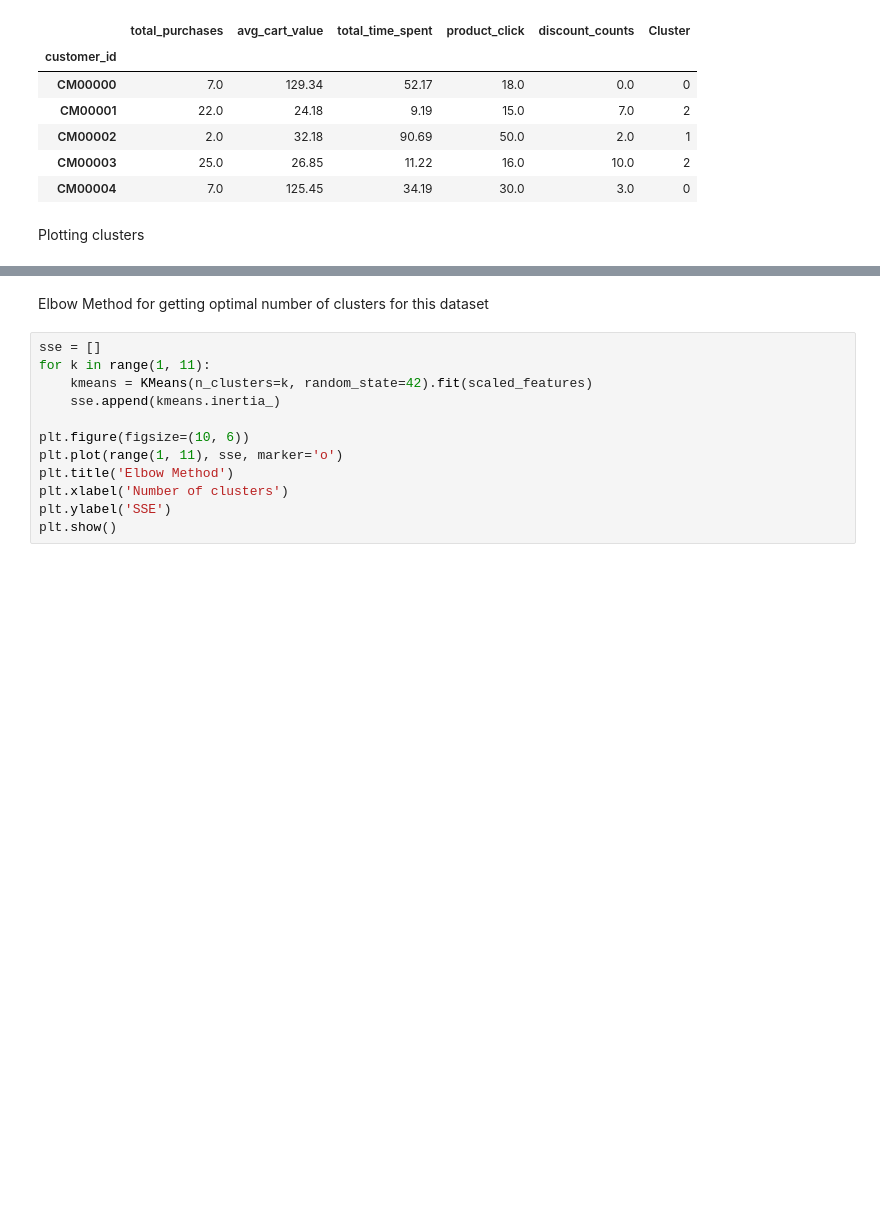
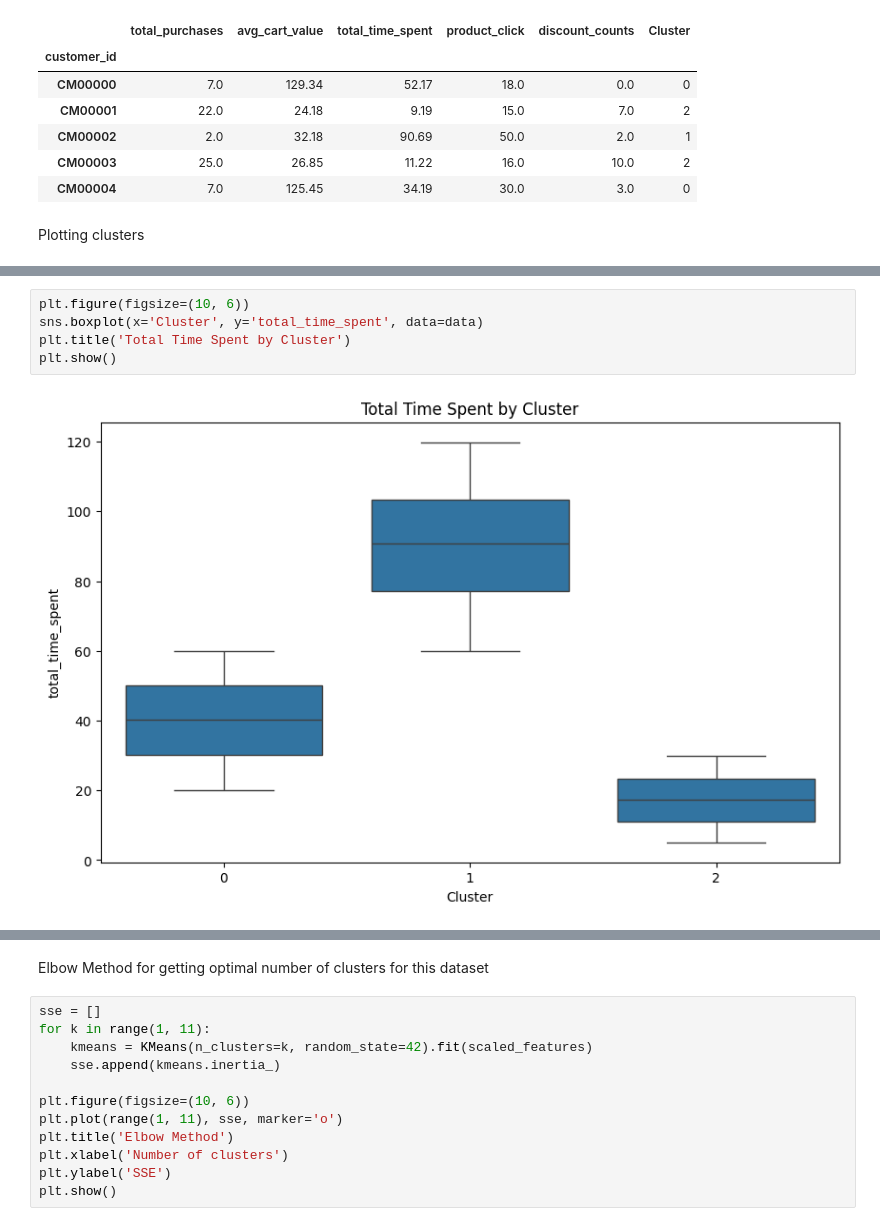
Before and after one commit to Neural-Navigators-CSI/Intellihack_Neural_Navigators_Task02, a Jupyter notebook: notebook_02.ipynb, the cells around one changed output, grey strips where cells are left out. Drawn from its saved outputs; the diff is of its cells as text; blank space fills up the shorter version.

```diff
--- a/notebook_02.ipynb
+++ b/notebook_02.ipynb
@@ -148,0 +157,7 @@ plt.show()
+# %%
+plt.figure(figsize=(10, 6))
+sns.boxplot(x='Cluster', y='total_time_spent', data=data)
+plt.title('Total Time Spent by Cluster')
+plt.show()
+# %% [output]
+[figure, added]
```
Also changed, not shown: parts of 5 cells of this notebook.
